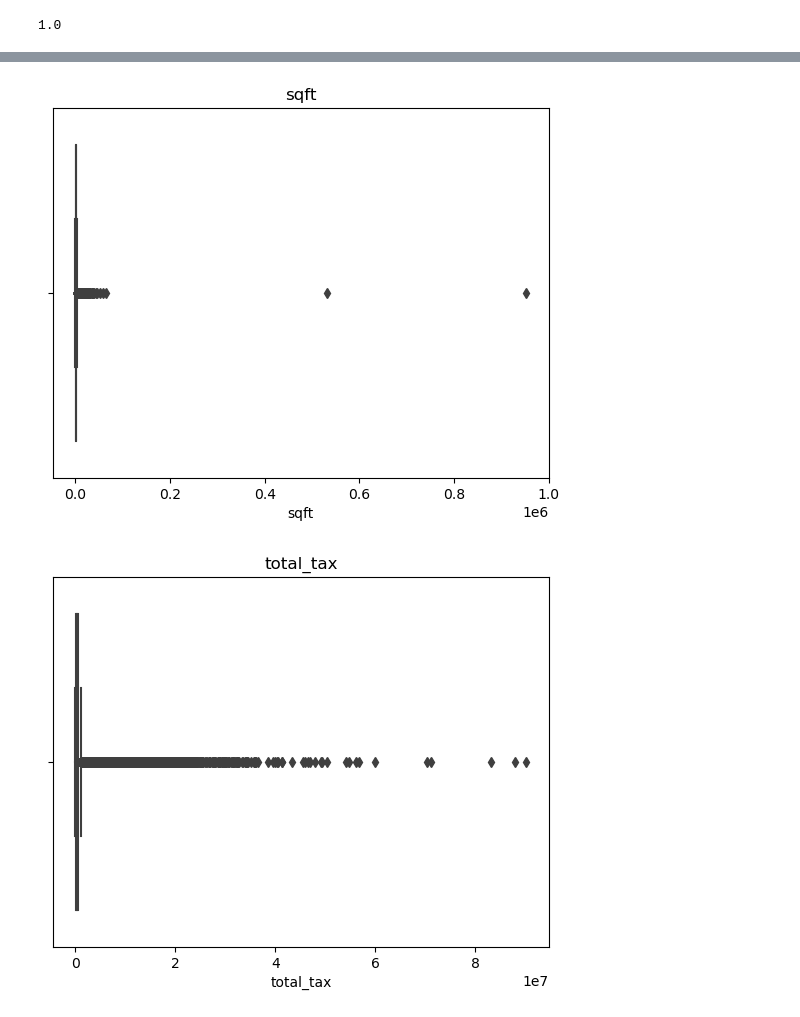
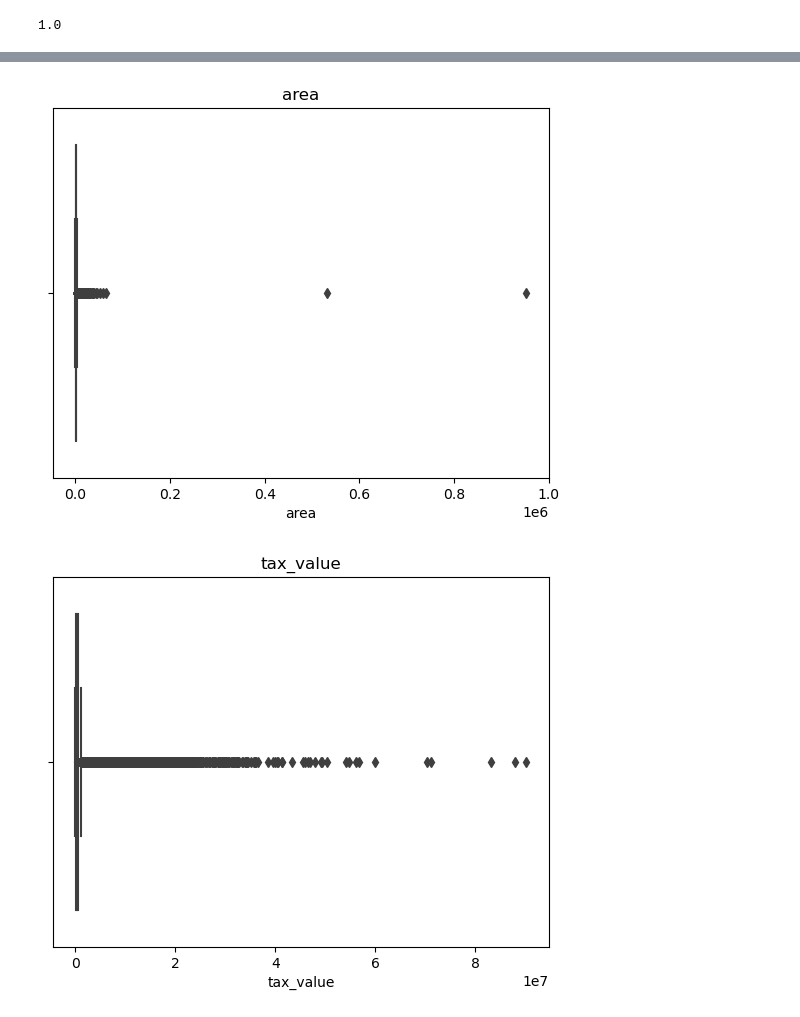
Before and after one commit to tkephart96/regression-exercises, a Jupyter notebook: wrangle.ipynb, the cells around one changed output, grey strips where cells are left out. Drawn from its saved outputs; the diff is of its cells as text; code cells hidden in the pictures.

```diff
--- a/wrangle.ipynb
+++ b/wrangle.ipynb
@@ -155,6 +170,6 @@ df2.describe().T
 # %%
 # List of columns
-cols = ['year', 'beds', 'baths', 'sqft','total_tax','recent_tax','county']
+cols = ['year', 'beds', 'baths', 'area','tax_value','prop_tax','county']
 
 for col in cols:
     # Title with column name.
@@ -172,16 +187,16 @@ for col in cols:
 [figure]
 # %%
-cols = ['year', 'beds', 'baths', 'sqft','total_tax','recent_tax']
+cols = ['year', 'beds', 'baths', 'area','tax_value','prop_tax']
 
 for col in cols:
     # Title with column name.
     plt.title(col)
     # Display histogram for column.
     sns.boxplot(data=df2, x=col)
     plt.show()
 # %% [output]
 [figure]
 [figure]
 [figure]
-[figure, old version]
+[figure, new version]
-[figure, old version]
+[figure, new version]
```
Also changed, not shown: parts of 16 cells of this notebook, 2 other files.
